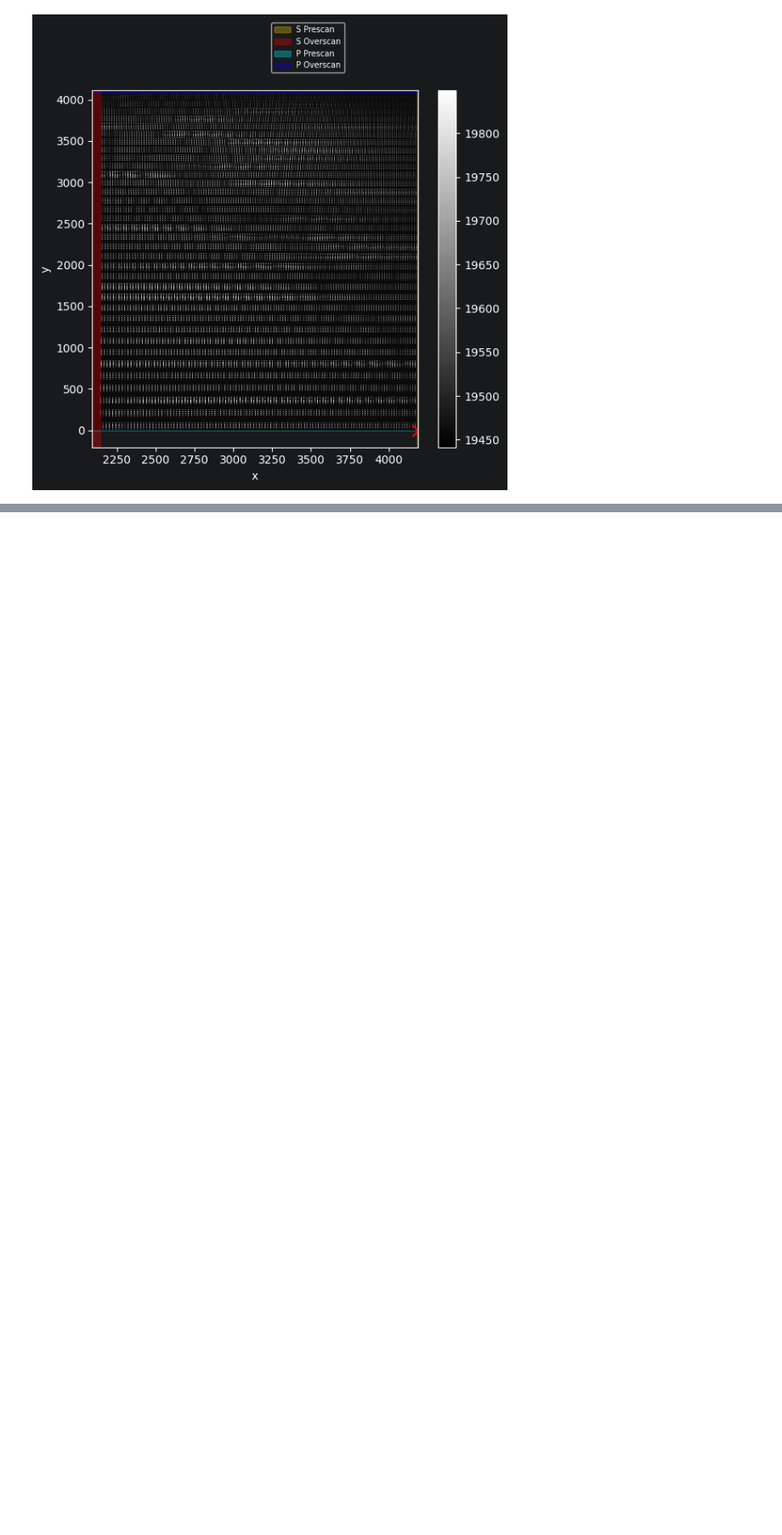
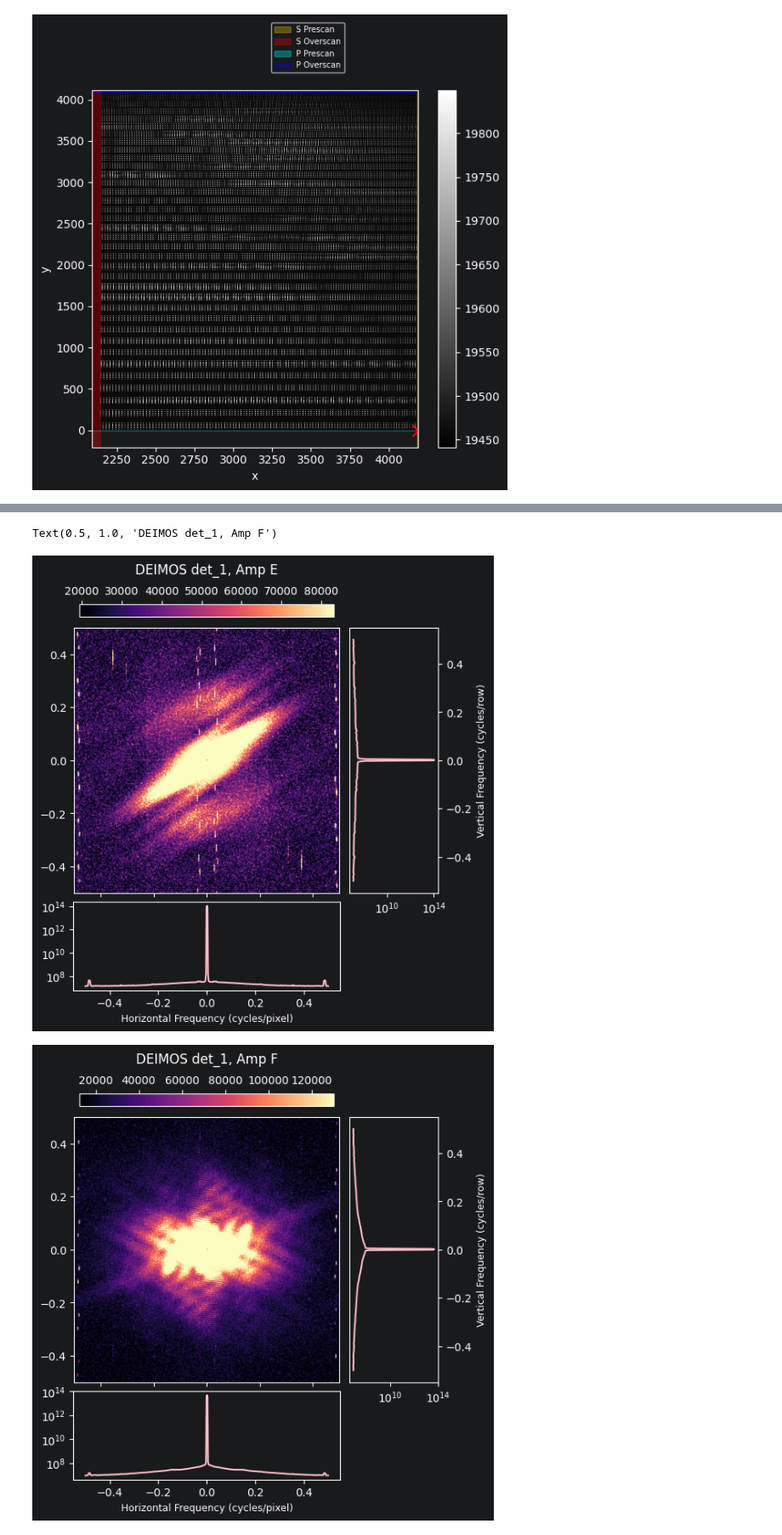
Before and after one commit to CaltechOpticalObservatories/eregion, a Jupyter notebook: playground/KPF_play.ipynb, the cells around one changed output, grey strips where cells are left out. Shown at 85% size. Saved outputs shown, nothing was run; the diff lists cells and outputs as text; code cells hidden in the pictures; blank space fills up the shorter version.

Commit message:
KPF noise tool initial exploration

```diff
--- a/playground/KPF_play.ipynb
+++ b/playground/KPF_play.ipynb
@@ -39,0 +122,10 @@ cahk.show(cmap='gray', with_mask=False)
+# %%
+from eregion.tasks.custom import guess_image_type_from_filename_DEIMOS, load_image_fits_DEIMOS
+
+creator = ImageCreator(detector_config = '../src/eregion/configs/detectors/deimos_sci.yaml')
+res2 = creator.run(input_source = '/Users/yashvi/Desktop/Detector Characterization Tools/DTU_dettest/DTU_fullfp_bringup/bintest/SCI/20260722-171930/*SCI_1_bias_0_2026*.fits',
+                  identifier_func = guess_image_type_from_filename_DEIMOS,
+                  fileloader_func = load_image_fits_DEIMOS,
+                  data_on_demand = True)
+bundle = res2.data
+bundle
@@ -39,0 +145,18 @@ cahk.show(cmap='gray', with_mask=False)
+# %%
+det_id = "det_1"
+img = bundle(f'det_id == "{det_id}"')[0]
+
+limage = img.outputs['E'].data
+psd, d_psd = welch2d.welch2d(limage.values, target_shape=512, window_func=hamming, subtract_dc=True)
+fig, ax = plot_psd(psd, figsize=(6,6), zscale=True, log_image=False)
+plt.title(f'DEIMOS {det_id}, Amp E', pad=40)
+
+rimage = img.outputs['F'].data
+# rimage = img.outputs['F'].get_overscan('serial',corner=False)
+psd, d_psd = welch2d.welch2d(rimage.values, target_shape=512, window_func=hamming, subtract_dc=True)
+fig, ax = plot_psd(psd, figsize=(6,6), zscale=True, log_image=False)
+plt.title(f'DEIMOS {det_id}, Amp F', pad=40)
+# %% [output]
+Text(0.5, 1.0, 'DEIMOS det_1, Amp F')
+[figure, added]
+[figure, added]
```
Also changed, not shown: parts of 15 cells of this notebook, 1 other file.
